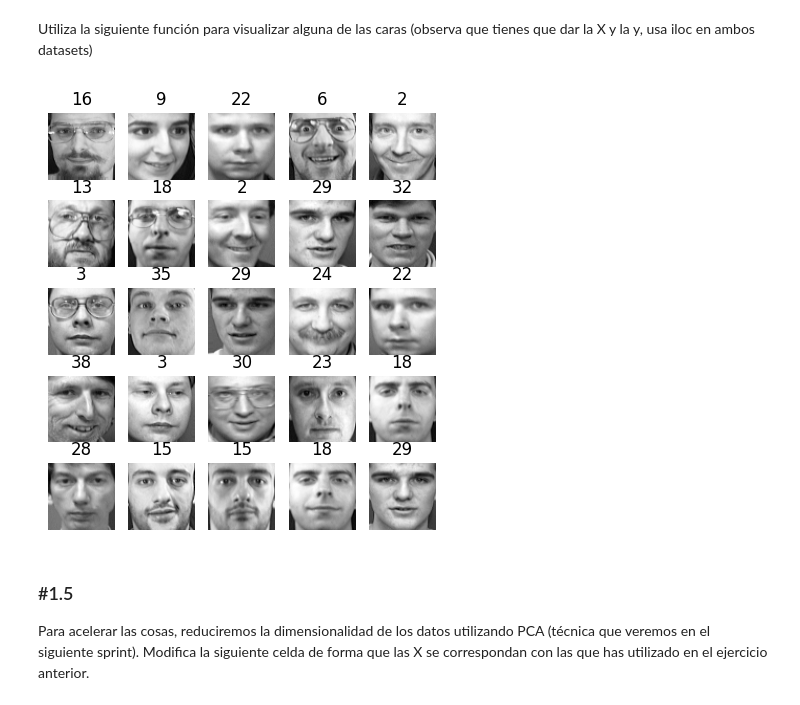
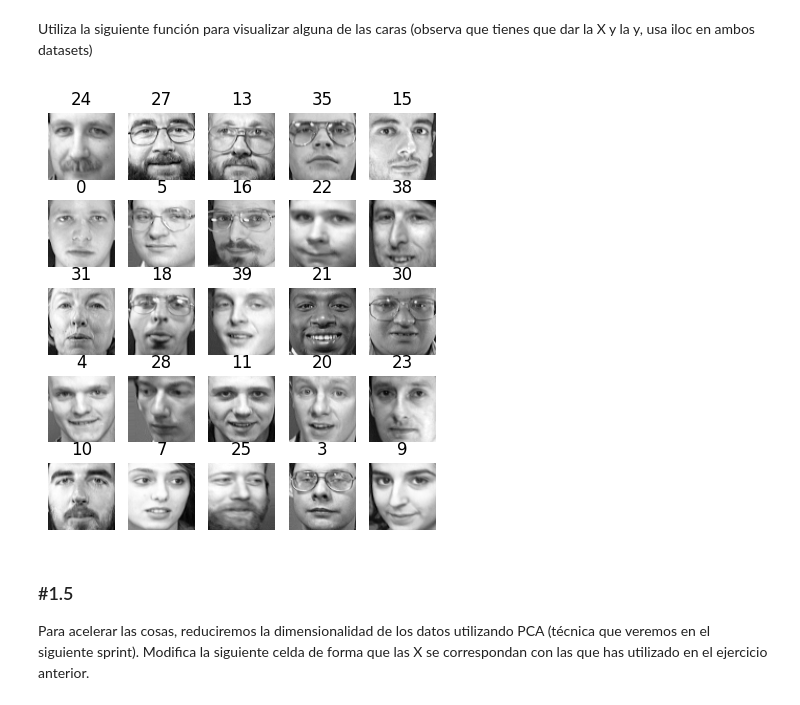
Before and after one commit to apvwbm/ONLINE_DS_THEBRIDGE_FILES, a Jupyter notebook: Sprints/13_ML_Modelos_No_Supervisados_Clustering/Unidad_01/Practica_Obligatoria/18_Practica_Obligatoria_Clustering_I.ipynb, the cells around one changed output. Cells and saved outputs as stored; diff of their text form; code cells hidden in the pictures.

```diff
--- a/Sprints/13_ML_Modelos_No_Supervisados_Clustering/Unidad_01/Practica_Obligatoria/18_Practica_Obligatoria_Clustering_I.ipynb
+++ b/Sprints/13_ML_Modelos_No_Supervisados_Clustering/Unidad_01/Practica_Obligatoria/18_Practica_Obligatoria_Clustering_I.ipynb
@@ -116,22 +116,22 @@ Crea los pares X,y para train, validation y test.
 # %% [markdown]
 Utiliza la siguiente función para visualizar alguna de las caras (observa que tienes que dar la X y la y, usa iloc en ambos datasets)
 # %%
-# Definir función para visualizar caras
 def plot_faces(faces, labels, n_cols=5):
-    faces = faces.values.reshape(-1, 64, 64)  # Convertir a matriz de 64x64
+    faces = faces.values.reshape(-1, 64, 64)
     n_rows = (len(faces) - 1) // n_cols + 1
+
     plt.figure(figsize=(n_cols, n_rows * 1.1))
     for index, (face, label) in enumerate(zip(faces, labels)):
         plt.subplot(n_rows, n_cols, index + 1)
         plt.imshow(face, cmap="gray")
         plt.axis("off")
         plt.title(label)
     plt.show()
 
-# Visualizar algunas caras del conjunto de entrenamiento
-plot_faces(X_train.iloc[:25], y_train.iloc[:25])
+# Visualizar algunas caras del conjunto de testeo
+plot_faces(X_test.iloc[:25], y_test.iloc[:25])
 # %% [output]
-[figure, old version]
+[figure, new version]
 # %% [markdown]
 ### #1.5
 
```
Also changed, not shown: parts of 4 cells of this notebook, 2 other files.
